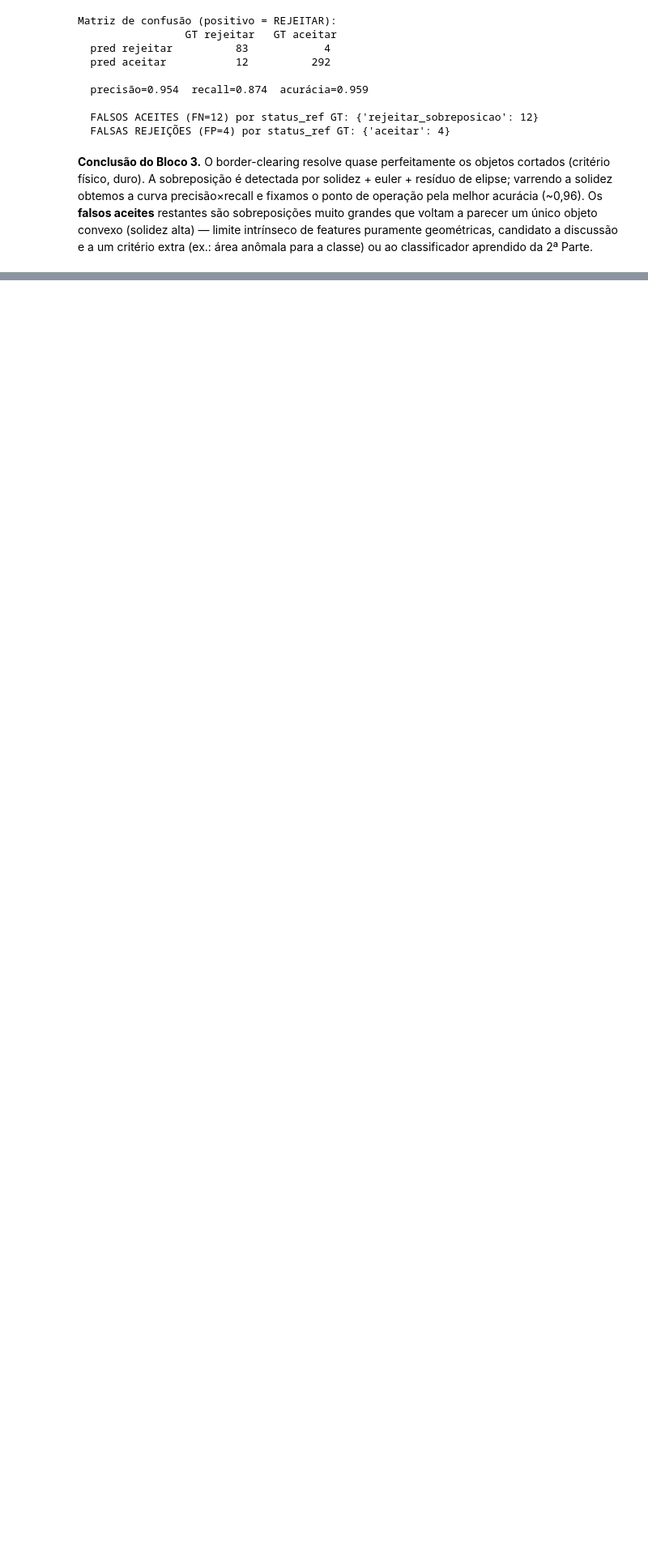
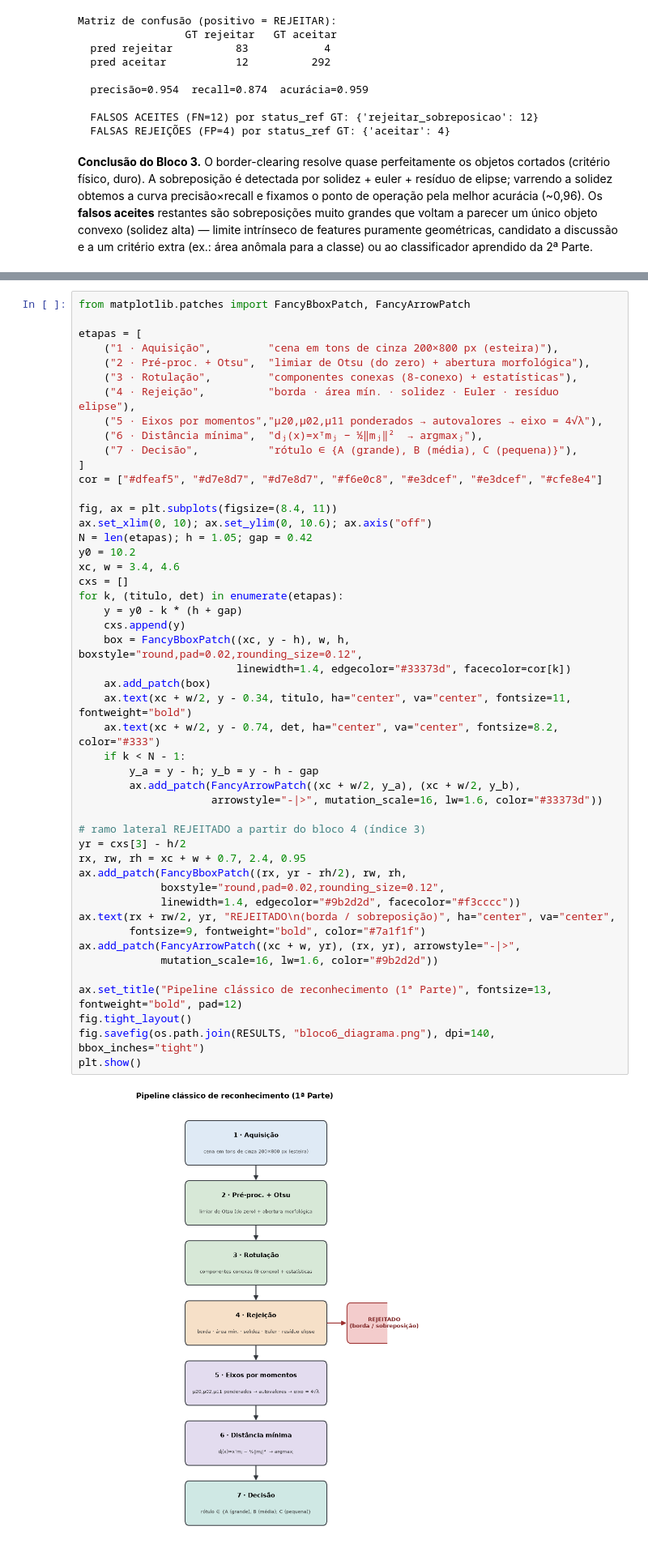
Before and after one commit to Henryque02/recognition-cvis, a Jupyter notebook: notebooks/1aParte.ipynb, the cells around one changed output, grey strips where cells are left out. Shown at 81% size. Saved outputs shown, nothing was run; the diff lists cells and outputs as text; blank space fills up the shorter version.

Commit message:
Parte 1 feita

```diff
--- a/notebooks/1aParte.ipynb
+++ b/notebooks/1aParte.ipynb
@@ -370,0 +664,50 @@ features puramente geométricas, candidato a discussão e a um critério extra
+# %%
+from matplotlib.patches import FancyBboxPatch, FancyArrowPatch
+
+etapas = [
+    ("1 · Aquisição",         "cena em tons de cinza 200×800 px (esteira)"),
+    ("2 · Pré-proc. + Otsu",  "limiar de Otsu (do zero) + abertura morfológica"),
+    ("3 · Rotulação",         "componentes conexas (8-conexo) + estatísticas"),
+    ("4 · Rejeição",          "borda · área mín. · solidez · Euler · resíduo elipse"),
+    ("5 · Eixos por momentos","µ20,µ02,µ11 ponderados → autovalores → eixo = 4√λ"),
+    ("6 · Distância mínima",  "dⱼ(x)=xᵀmⱼ − ½‖mⱼ‖²  → argmaxⱼ"),
+    ("7 · Decisão",           "rótulo ∈ {A (grande), B (média), C (pequena)}"),
+]
+cor = ["#dfeaf5", "#d7e8d7", "#d7e8d7", "#f6e0c8", "#e3dcef", "#e3dcef", "#cfe8e4"]
+
+fig, ax = plt.subplots(figsize=(8.4, 11))
+ax.set_xlim(0, 10); ax.set_ylim(0, 10.6); ax.axis("off")
+N = len(etapas); h = 1.05; gap = 0.42
+y0 = 10.2
+xc, w = 3.4, 4.6
+cxs = []
+for k, (titulo, det) in enumerate(etapas):
+    y = y0 - k * (h + gap)
+    cxs.append(y)
+    box = FancyBboxPatch((xc, y - h), w, h, boxstyle="round,pad=0.02,rounding_size=0.12",
+                         linewidth=1.4, edgecolor="#33373d", facecolor=cor[k])
+    ax.add_patch(box)
+    ax.text(xc + w/2, y - 0.34, titulo, ha="center", va="center", fontsize=11, fontweight="bold")
+    ax.text(xc + w/2, y - 0.74, det, ha="center", va="center", fontsize=8.2, color="#333")
+    if k < N - 1:
+        y_a = y - h; y_b = y - h - gap
+        ax.add_patch(FancyArrowPatch((xc + w/2, y_a), (xc + w/2, y_b),
+                     arrowstyle="-|>", mutation_scale=16, lw=1.6, color="#33373d"))
+
+# ramo lateral REJEITADO a partir do bloco 4 (índice 3)
+yr = cxs[3] - h/2
+rx, rw, rh = xc + w + 0.7, 2.4, 0.95
+ax.add_patch(FancyBboxPatch((rx, yr - rh/2), rw, rh,
+             boxstyle="round,pad=0.02,rounding_size=0.12",
+             linewidth=1.4, edgecolor="#9b2d2d", facecolor="#f3cccc"))
+ax.text(rx + rw/2, yr, "REJEITADO\n(borda / sobreposição)", ha="center", va="center",
+        fontsize=9, fontweight="bold", color="#7a1f1f")
+ax.add_patch(FancyArrowPatch((xc + w, yr), (rx, yr), arrowstyle="-|>",
+             mutation_scale=16, lw=1.6, color="#9b2d2d"))
+
+ax.set_title("Pipeline clássico de reconhecimento (1ª Parte)", fontsize=13, fontweight="bold", pad=12)
+fig.tight_layout()
+fig.savefig(os.path.join(RESULTS, "bloco6_diagrama.png"), dpi=140, bbox_inches="tight")
+plt.show()
+# %% [output]
+[figure, added]
```
Also changed, not shown: parts of 30 cells of this notebook, 9 other files.
